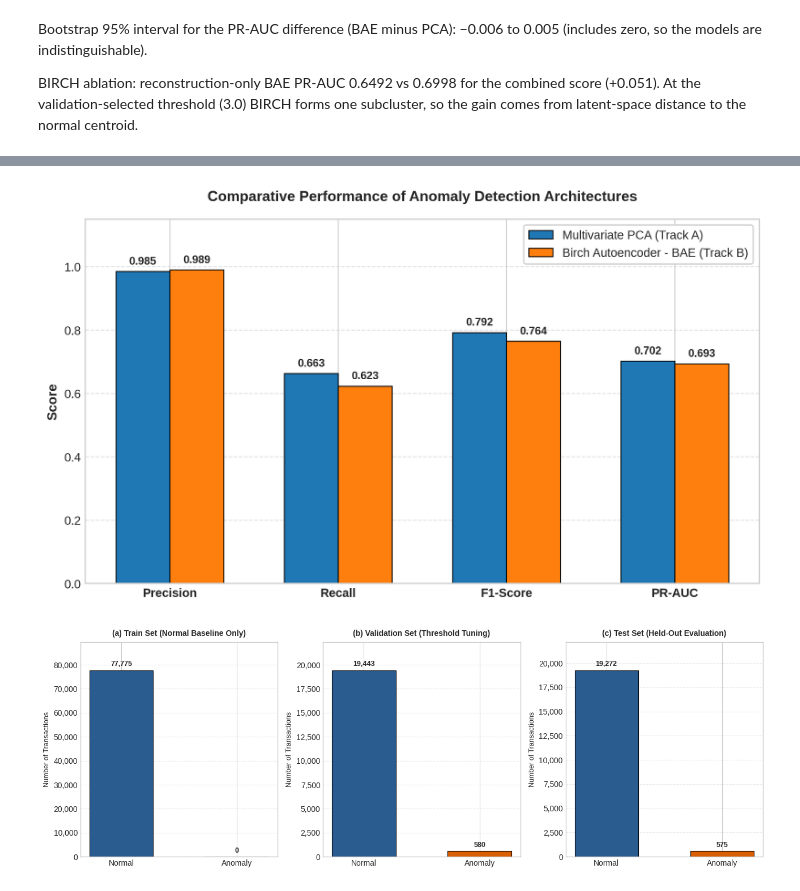
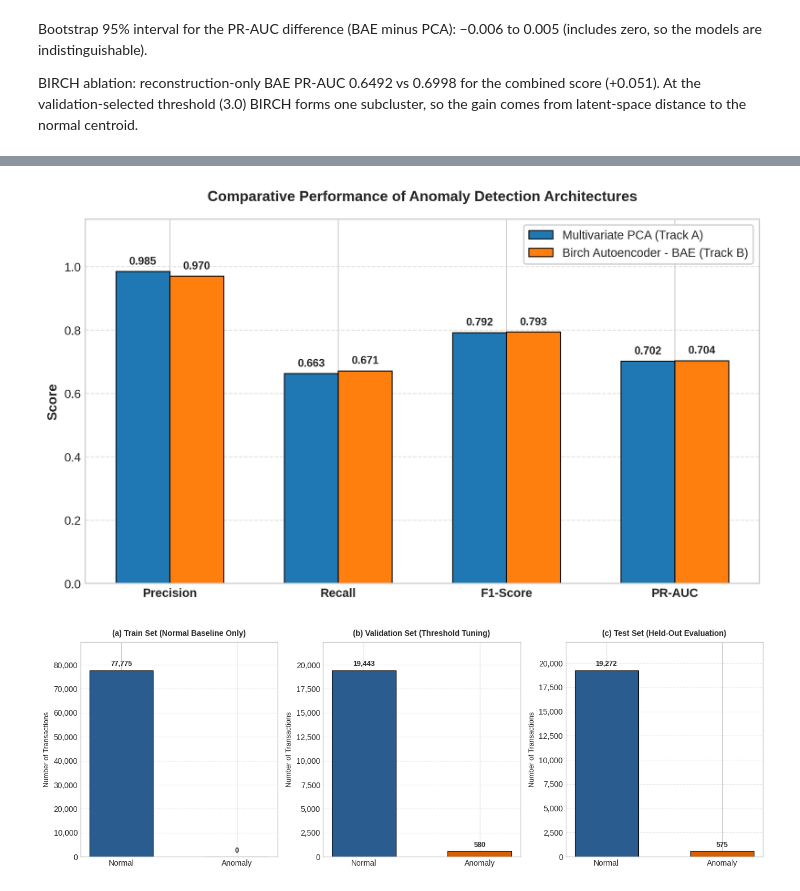
Before and after one commit to Jimmy-szn/dependants-costs, a Jupyter notebook: notebooks/mpesa-anomaly.ipynb, the cells around one changed output, grey strips where cells are left out. Saved outputs shown, nothing was run; the diff lists cells and outputs as text; code cells hidden in the pictures.

```diff
--- a/notebooks/mpesa-anomaly.ipynb
+++ b/notebooks/mpesa-anomaly.ipynb
@@ -381,12 +382,15 @@ fig, ax = plt.subplots(figsize=(8.5, 5), dpi=300)
 
 metrics = ['Precision', 'Recall', 'F1-Score', 'PR-AUC']
 pca_scores = [0.9845, 0.6626, 0.7921, 0.7019]
-bae_scores = [0.9890, 0.6226, 0.7641, 0.6934]
+bae_scores = [0.9698, 0.6713, 0.7934, 0.7035]
 
 #PCA (0.95 var): P 0.9870 R 0.6609 F1 0.7917 | alerts 385 TP 380/575 | test PR-AUC 0.7003
 #PCA (0.9 var): P 0.9845 R 0.6626 F1 0.7921 | alerts 387 TP 381/575 | test PR-AUC 0.7019
+#PCA (0.9 var): P 0.9845 R 0.6626 F1 0.7921 | alerts 387 TP 381/575 | test PR-AUC 0.7019
+
 #BAE: P 0.8983 R 0.6609 F1 0.7615 | alerts 423 TP 380/575 | test PR-AUC 0.6958
 #BAE: P 0.9890 R 0.6226 F1 0.7641 | alerts 362 TP 358/575 | test PR-AUC 0.6934
+#BAE: P 0.9698 R 0.6713 F1 0.7934 | alerts 398 TP 386/575 | test PR-AUC 0.7035
 
 
 
@@ -396,34 +400,34 @@ width = 0.32
 rects1 = ax.bar(x - width/2, pca_scores, width, label='Multivariate PCA (Track A)', color='#1f77b4', edgecolor='black', linewidth=0.8)
 rects2 = ax.bar(x + width/2, bae_scores, width, label='Birch Autoencoder - BAE (Track B)', color='#ff7f0e', edgecolor='black', linewidth=0.8)
 
 def autolabel(rects):
     for rect in rects:
         height = rect.get_height()
         ax.annotate(f'{height:.3f}',
                     xy=(rect.get_x() + rect.get_width() / 2, height),
                     xytext=(0, 4),
                     textcoords="offset points",
                     ha='center', va='bottom', fontsize=9, fontweight='bold')
 
 autolabel(rects1)
 autolabel(rects2)
 
 ax.set_ylabel('Score', fontsize=11, fontweight='bold')
 ax.set_title('Comparative Performance of Anomaly Detection Architectures', fontsize=12, fontweight='bold', pad=15)
 ax.set_xticks(x)
 ax.set_xticklabels(metrics, fontsize=10, fontweight='bold')
 ax.set_ylim(0, 1.15)
 ax.legend(frameon=True, facecolor='white', framealpha=1, loc='upper right', fontsize=10)
 ax.grid(axis='y', linestyle='--', alpha=0.6)
 
 plt.tight_layout()
 plt.savefig('figure_5_1_anomaly_detection_metrics.png', dpi=300)
 files.download('figure_5_1_anomaly_detection_metrics.png')
 plt.show()
 # %% [output]
 [interactive output not drawn]
 [interactive output not drawn]
-[figure, old version]
+[figure, new version]
 # %%
 import matplotlib.pyplot as plt
 import matplotlib.ticker as mticker
```
Also changed, not shown: parts of 8 cells of this notebook.
